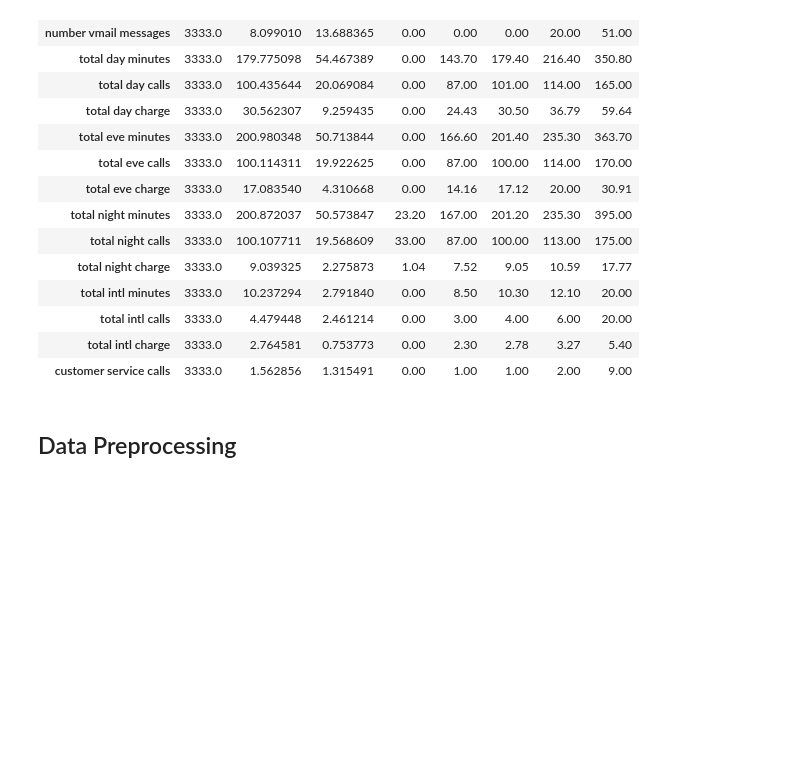
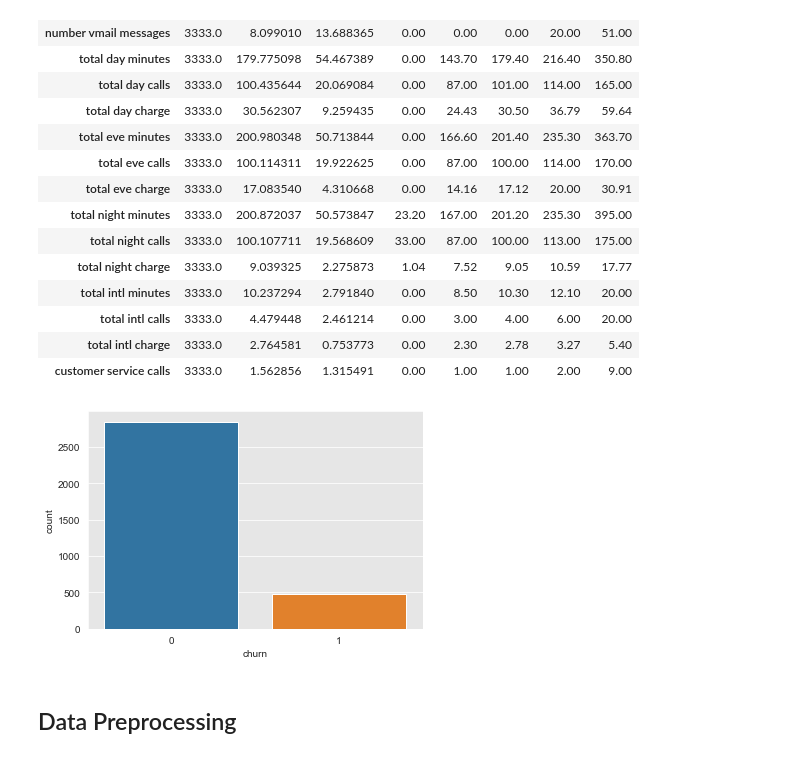
Before and after one commit to gt1719/syriatel_costumer_churn_analysis, a Jupyter notebook: syriatel_costumer_churn_analysis.ipynb, the cells around one changed output. Drawn from its saved outputs; the diff is of its cells as text; code cells hidden in the pictures; blank space fills up the shorter version.

```diff
--- a/syriatel_costumer_churn_analysis.ipynb
+++ b/syriatel_costumer_churn_analysis.ipynb
@@ -158,6 +158,12 @@ data.describe().T
 | total intl calls | 3333.0 | 4.479448 | 2.461214 | 0.00 | 3.00 | 4.00 | 6.00 | 20.00 |
 | total intl charge | 3333.0 | 2.764581 | 0.753773 | 0.00 | 2.30 | 2.78 | 3.27 | 5.40 |
 | customer service calls | 3333.0 | 1.562856 | 1.315491 | 0.00 | 1.00 | 1.00 | 2.00 | 9.00 |
+# %%
+# churn customer countplot
+sns.countplot(x = "churn", data = data);
+#plt.savefig('images/churn_cusmomer_count.png')
+# %% [output]
+[figure, added]
 # %% [markdown]
 ## Data Preprocessing
 # %% [markdown]
```
Also changed, not shown: parts of 13 cells of this notebook, 5 other files.
